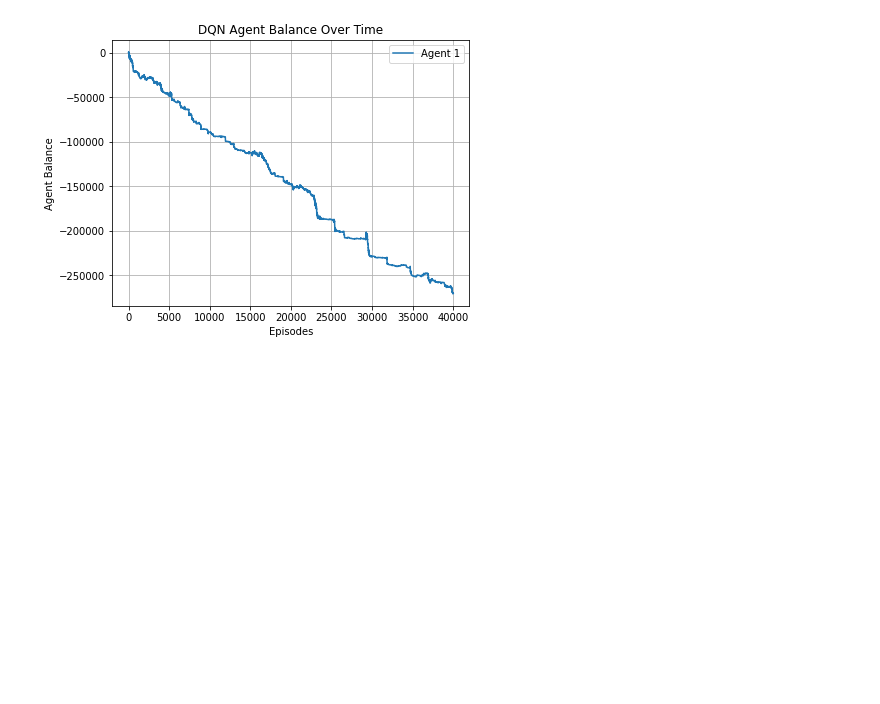
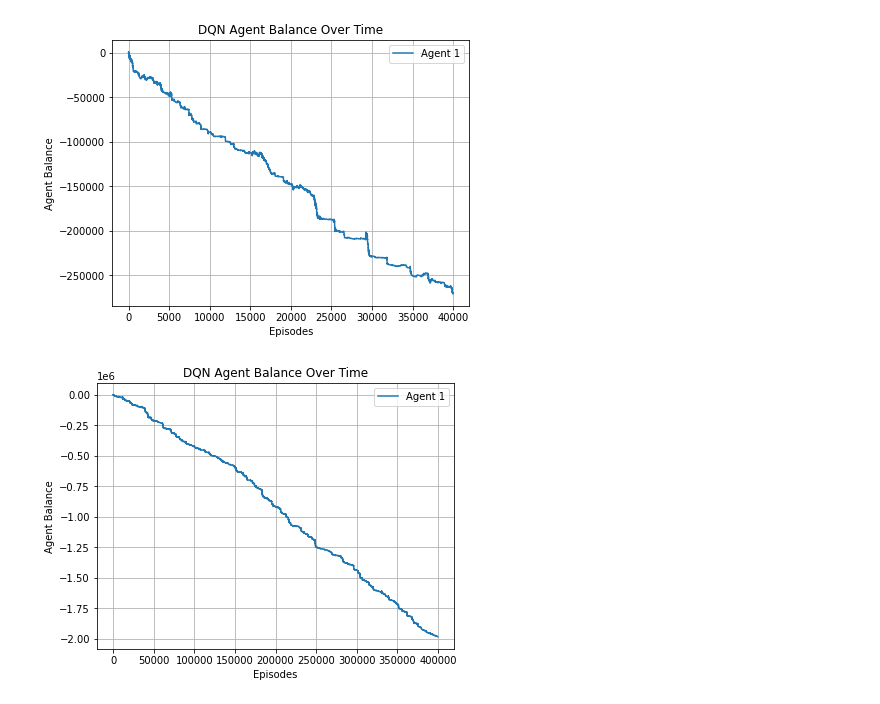
Before and after one commit to cdurbin/jhu-aaml-final, a Jupyter notebook: ScratchTesting.ipynb, the cells around one changed output. Cells and saved outputs as stored; diff of their text form; code cells hidden in the pictures; blank space fills up the shorter version.

Commit message:
Change to small epsilon for q-learning agent. Testing WIP updates to bet size agent. Fix an issue with the blackjack driver.

```diff
--- a/ScratchTesting.ipynb
+++ b/ScratchTesting.ipynb
@@ -101,3 +101,17 @@ plt.grid(True)
 plt.show()
 # %% [output]
 [figure]
+# %%
+agents_balance = np.load('output/agents_balance.npy')
+
+for i in range(agents_balance.shape[0]):
+    plt.plot(agents_balance[i], label=f'Agent {i+1}')
+
+plt.title('DQN Agent Balance Over Time')
+plt.xlabel('Episodes')
+plt.ylabel('Agent Balance')
+plt.legend(loc='upper right')
+plt.grid(True)
+plt.show()
+# %% [output]
+[figure, added]
```
Also changed, not shown: parts of 6 cells of this notebook, 6 other files.
